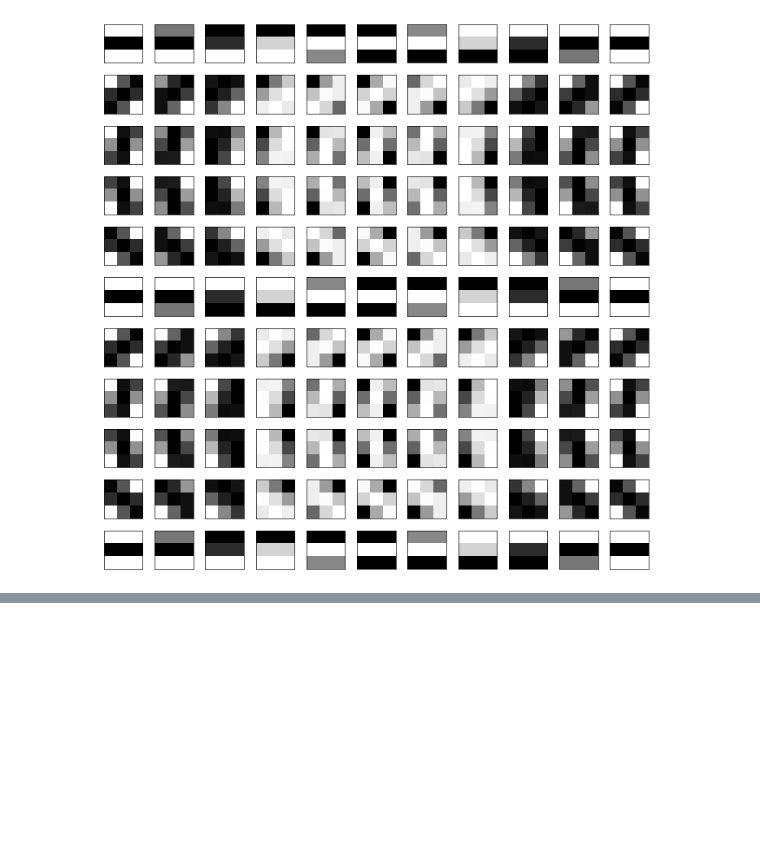
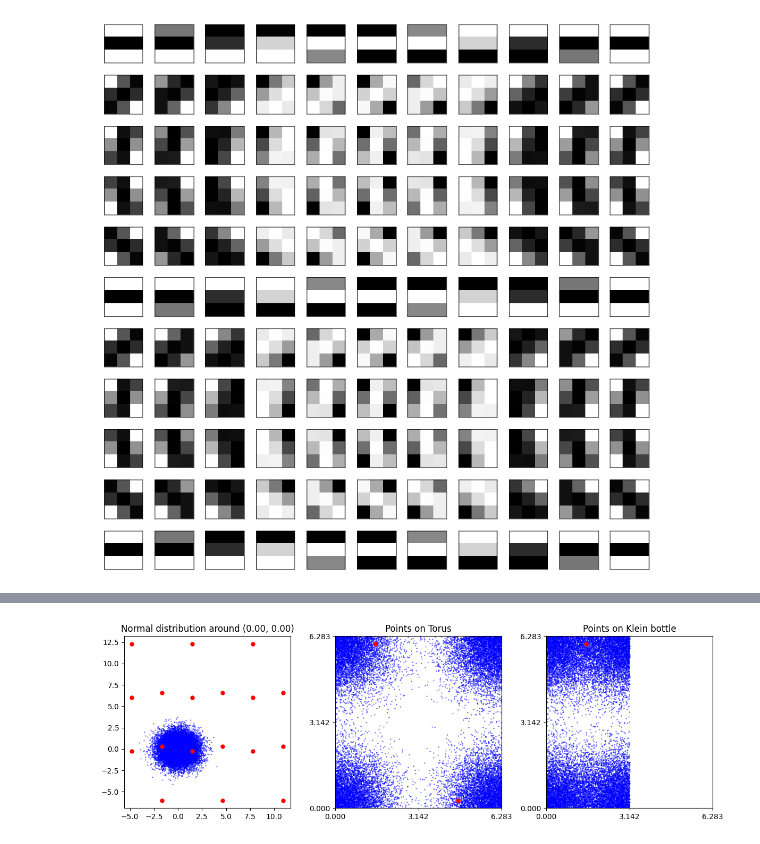
Before and after one commit to bekemax/KleinVAE, a Jupyter notebook: notebooks/torch_klein_filters.ipynb, the cells around one changed output, grey strips where cells are left out. Saved outputs shown, nothing was run; the diff lists cells and outputs as text; code cells hidden in the pictures; blank space fills up the shorter version.

```diff
--- a/notebooks/torch_klein_filters.ipynb
+++ b/notebooks/torch_klein_filters.ipynb
@@ -166,0 +319,89 @@ plt.show()
+# %%
+import torch #! DEBUG
+
+def project_klein(points: torch.Tensor) -> torch.Tensor:
+    print(points.shape)
+    theta1, theta2 = points[:,0], points[:,1]
+    u = torch.remainder(theta1, 2 * torch.pi)
+    v = torch.remainder(theta2, 2 * torch.pi)
+
+    u_mask = (u >= torch.pi)
+    u[u_mask] = u[u_mask] - torch.pi
+    v[u_mask] = torch.remainder(-v[u_mask], 2 * torch.pi)
+
+    return torch.stack([u, v], dim=-1)
+
+def preimage_of_klein(points: torch.Tensor) -> torch.Tensor:
+    """
+    Preimage of points on Klein bottle to points on Torus.
+    Args:
+        points: Tensor of shape (N, 2) representing points on the Klein bottle
+    Returns:
+        Tensor of shape (N, 2, 2) representing 2 preimages on the Torus, where
+            - the first dimension is the batch size,
+            - the second dimension is the preimage index (0 or 1) corresponding to the two possible preimages,
+            - the third dimension contains the x and y coordinates.
+    """
+    xs, ys = points[:, 0], points[:, 1]
+    xs_torus = torch.stack([xs, xs + torch.pi], dim=-1)
+    ys_torus = torch.stack([ys, torch.remainder(-ys, 2 * torch.pi)], dim=-1)
+    #torch.remainder(torch.cat([ys, -ys]), 2 * torch.pi).reshape(1, -1)
+
+    return torch.stack([xs_torus, ys_torus], dim=-1)
+
+def preimage_of_torus_grid(points: torch.Tensor, grid_size: int = 1) -> torch.Tensor:
+    xs, ys = points[..., 0], points[..., 1]
+    shifts = range(-grid_size, grid_size + 1)
+    all_preimages = []
+
+    for i in shifts:
+        for j in shifts:
+            x_shifted = xs + 2 * torch.pi * i
+            y_shifted = ys + 2 * torch.pi * j
+            all_preimages.append(torch.stack([x_shifted, y_shifted], dim=-1))
+
+    return torch.cat(all_preimages, dim=1) # Shape: (N, 2 * (2 * grid_size + 1), 2)
+
+
+loc=torch.Tensor([0, 0])
+scale = 1 #torch.Tensor([[1, 0], [0, 1]]) #* difference from numpy: in numpy cov is sigma^2, in pytorch it is sigma
+
+points = torch.distributions.Normal(loc=loc, scale=scale).sample(sample_shape=torch.Size([20_000]))
+
+klein_points = project_to_klein(points)
+
+fig, axes = plt.subplots(1, 3, figsize=(12, 4))
+axes[0].plot(points[:,0], points[:,1], 'o', markersize=0.4, color='blue')
+axes[0].set_title(f'Normal distribution around ({loc[0]:.2f}, {loc[1]:.2f})')
+
+
+axes[1].plot(torch.remainder(points[:,0], 2 * torch.pi), torch.remainder(points[:,1], 2 * torch.pi), 'o', markersize=0.4, color='blue')
+axes[1].set_title('Points on Torus')
+axes[1].set_xlim(0, 2 * torch.pi)
+axes[1].set_ylim(0, 2 * torch.pi)
+axes[1].axes.get_xaxis().set_ticks([0, torch.pi, 2 * torch.pi])
+axes[1].axes.get_yaxis().set_ticks([0, torch.pi, 2 * torch.pi])
+
+axes[2].plot(klein_points[:,0], klein_points[:,1], 'o', markersize=0.4, color='blue')
+axes[2].set_title('Points on Klein bottle')
+axes[2].set_xlim(0, 2 * torch.pi)
+axes[2].set_ylim(0, 2 * torch.pi)
+axes[2].axes.get_xaxis().set_ticks([0, torch.pi, 2 * torch.pi])
+axes[2].axes.get_yaxis().set_ticks([0, torch.pi, 2 * torch.pi])
+
+# Choose a single point (e.g. the first one) to highlight
+p_klein = torch.Tensor([1.5, 6]) #klein_points[28] #np.array([1.5, 6])
+p_torus = preimage_of_klein(p_klein.reshape(1, -1))
+print(f'Preimage of point {p_klein} on Torus:\n {p_torus}')
+p_plane = preimage_of_torus_grid(p_torus) #preimage_of_torus_grid(p_torus) #preimage_of_torus_recursive(p_torus)
+print(f'Preimage of point {p_torus} on Plane:\n {p_plane}')
+
+# Plot in red on each subplot
+axes[0].plot(p_plane[0,:,0], p_plane[0,:,1], 'ro', markersize=5)
+axes[1].plot(p_torus[0,:,0], p_torus[0,:,1], 'ro', markersize=5)
+#axes[1].plot(np.remainder(p_plane[0], 2 * np.pi), np.remainder(p_plane[1], 2 * np.pi), 'ko', markersize=5)
+axes[2].plot(p_klein[0], p_klein[1], 'ro', markersize=5)
+
+plt.tight_layout()
+plt.show()
+# %% [output]
@@ -166,0 +425 @@ plt.show()
+[figure, added]
```
Also changed, not shown: parts of 15 cells of this notebook, 5 other files.
